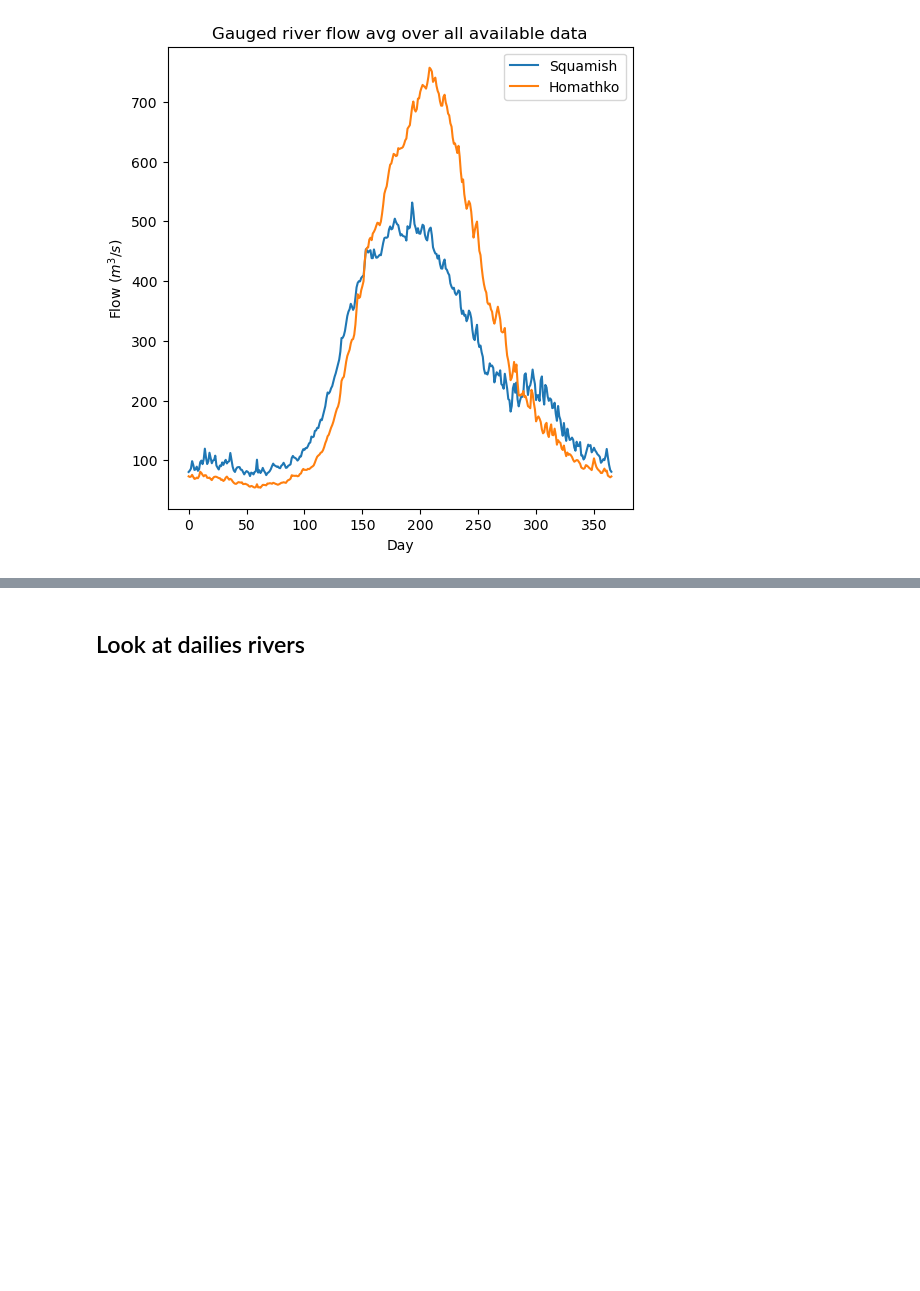
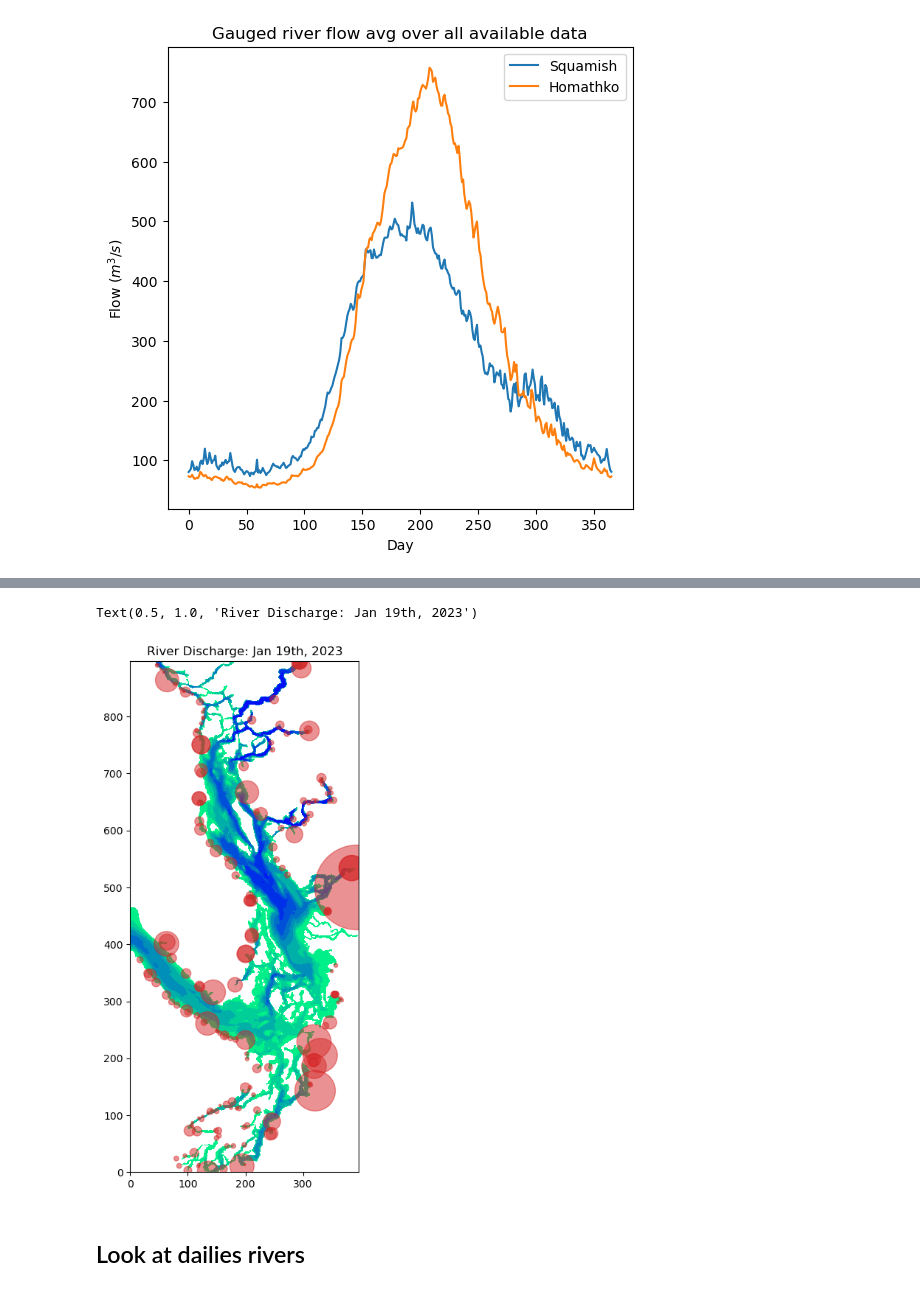
Before and after one commit to SalishSeaCast/analysis-cassidy, a Jupyter notebook: notebooks/compare_daily_river/compare_river_flows.ipynb, the cells around one changed output, grey strips where cells are left out. Drawn from its saved outputs; the diff is of its cells as text; code cells hidden in the pictures; blank space fills up the shorter version.

```diff
--- a/notebooks/compare_daily_river/compare_river_flows.ipynb
+++ b/notebooks/compare_daily_river/compare_river_flows.ipynb
@@ -516,3 +576,18 @@ plt.legend()
+# %%
+imin, imax = 0, 898
+jmin, jmax = 0, 398
+jj = range(jmax)
+ii = range(imax)
+jjm, iim = np.meshgrid(jj, ii)
+fluxarray = np.array(runoff.rorunoff[0, :, :jmax])
+fig, ax = plt.subplots(1, 1, figsize=(4, 9))
+ax.contourf(bathymetry.Bathymetry[:, :jmax], cmap='winter_r')
+
+ax.scatter(jjm[fluxarray>0], iim[fluxarray>0], s=fluxarray[fluxarray>0]*1000, color='tab:red',alpha=0.5)
+ax.set_title('River Discharge: Jan 19th, 2023')
+# %% [output]
+Text(0.5, 1.0, 'River Discharge: Jan 19th, 2023')
+[figure, added]
 # %% [markdown]
 ## Look at dailies rivers
 # %%
```
Also changed, not shown: parts of 6 cells of this notebook.
